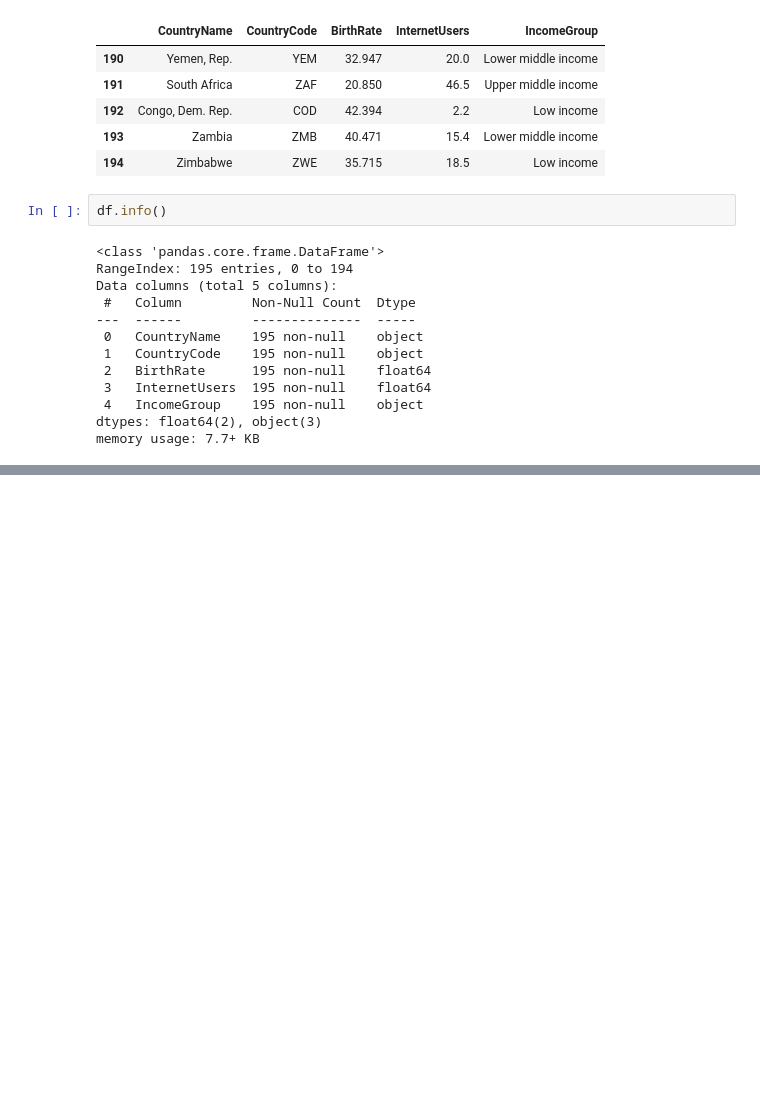
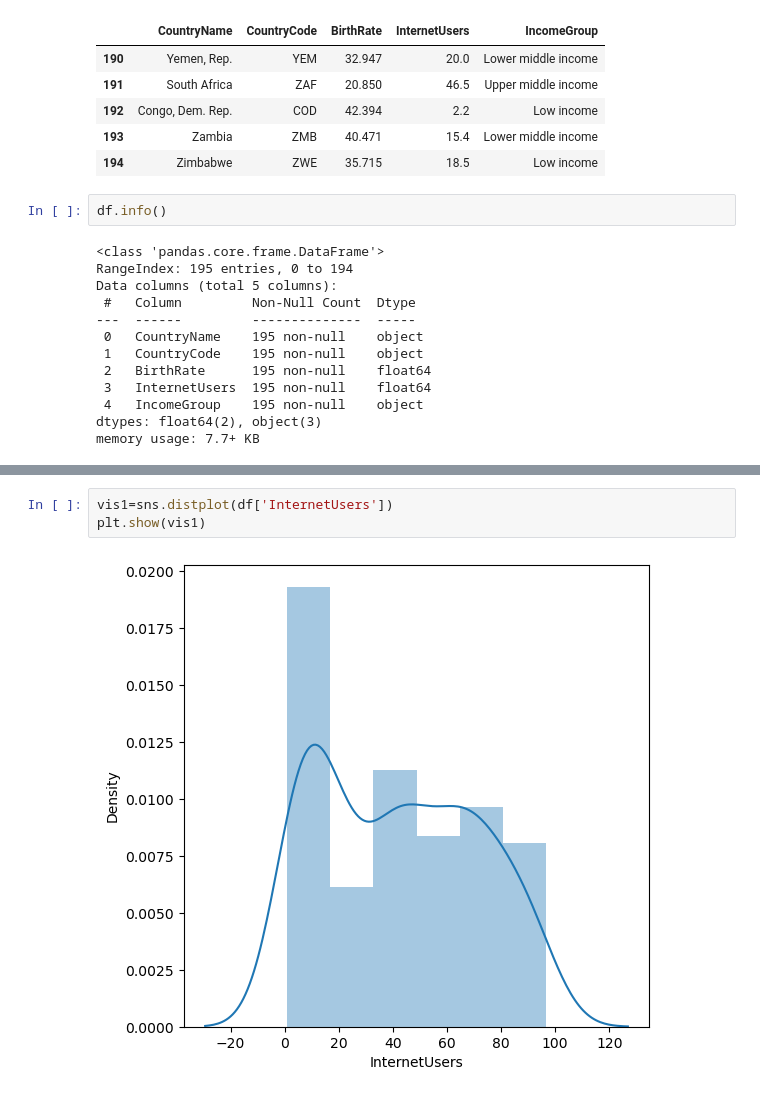
Before and after one commit to anasds0816/Country_GDP_Analysis, a Jupyter notebook: Country GDP Analysis.ipynb, the cells around one changed output, grey strips where cells are left out. Cells and saved outputs as stored; diff of their text form; blank space fills up the shorter version.

```diff
--- a/Country GDP Analysis.ipynb
+++ b/Country GDP Analysis.ipynb
@@ -101,0 +610,5 @@ df[]
+# %%
+vis1=sns.distplot(df['InternetUsers'])
+plt.show(vis1)
+# %% [output]
+[figure, added]
```
Also changed, not shown: parts of 54 cells of this notebook.
